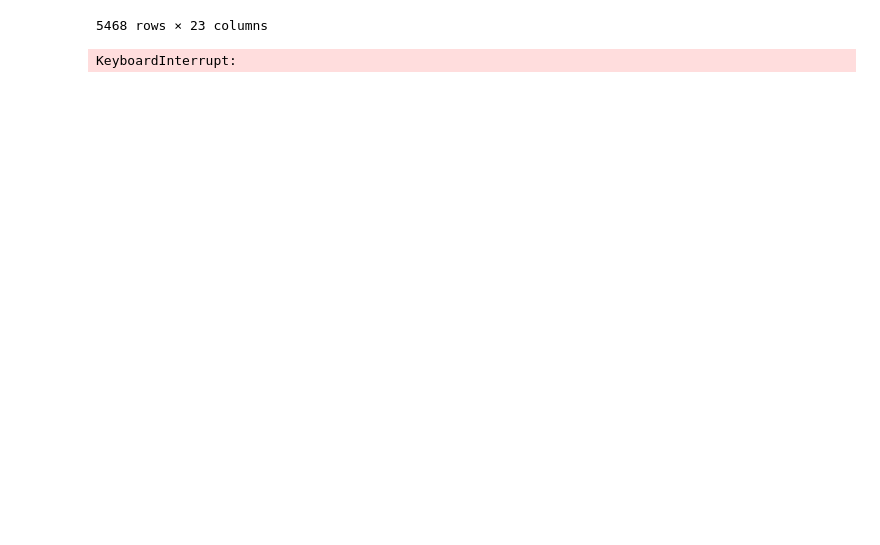
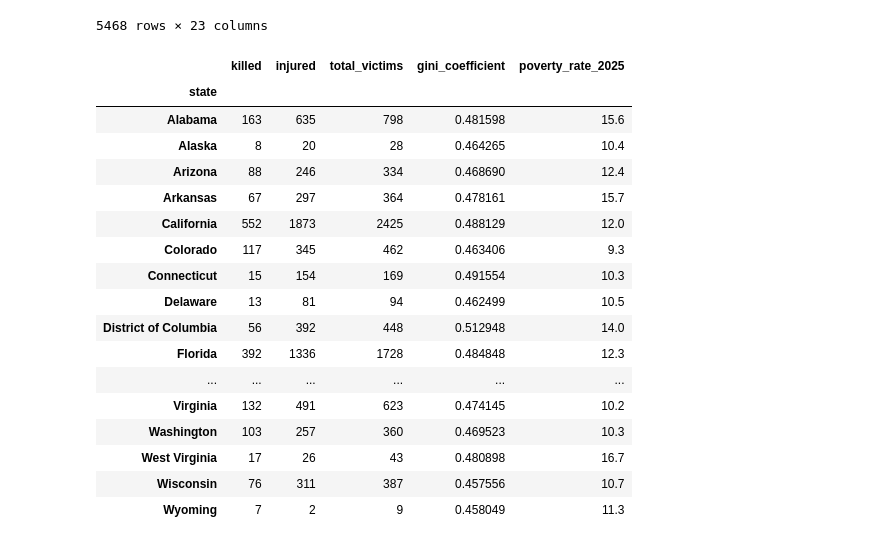
Before and after one commit to Ghonaim32/week3-project, a Jupyter notebook: Project3.ipynb, the cells around one changed output. Saved outputs shown, nothing was run; the diff lists cells and outputs as text; code cells hidden in the pictures; blank space fills up the shorter version.

Commit message:
adding summary dataframe

```diff
--- a/Project3.ipynb
+++ b/Project3.ipynb
@@ -72,8 +78,9 @@ for key, value in zip(labels, list_values):
 # Create dataframe for poverty levels in different states
 df_poverty = pd.DataFrame.from_dict(poverty_data, orient='index', columns=['poverty_rate_2025'])
 
-# Updating states with column for poverty rates in states in 2025
+# Updating states with column for poverty rates in states in 2025 and making the poverty rate a float
 df_merged = pd.merge(left=df_merged, right=df_poverty, left_on='state', right_index=True, how='left')
+df_merged['poverty_rate_2025'] = df_merged['poverty_rate_2025'].astype(float)
 df_merged
 # %% [output]
 The behavior will change in pandas 3.0. This inplace method will never work because the intermediate object on which we are setting values always behaves as a copy.
@@ -101,26 +108,29 @@ For example, when doing 'df[col].method(value, inplace=True)', try using 'df.met
 | 5466 | 2703975 | September 9, 2023 | 11:30 PM | 1694472936 | South Carolina | Rock Hill | 800 block of Brunswick Dr | ... |
 | 5467 | 2702902 | September 9, 2023 | 6:20 PM | 1694313001 | Illinois | Chicago | 6500 block of S King Dr | ... |
 5468 rows × 23 columns
-# %%
-def get_day_length(row):
-
-    params = {
-    'lat': {row["latitude"]},
-    'lng': {row["longitude"]},
-    'date': f"{row["year"]}-01-01"
-    }
-
-    url = "https://api.sunrise-sunset.org/json"
-
-    r = requests.get(url, params=params)
-    results_data = r.json()
-    day_length = int(results_data['results']['day_length'][:2])
-    if day_length >= 10:
-     return "high exposure"
-    else:
-      return "low exposure"
-
-df_merged['day_length_exposure'] = df_merged.apply(get_day_length, axis=1)
-df_merged
-# %% [output]
-KeyboardInterrupt:
+# %%
+# total of killed, injured and total victims by state:
+df_state_summary = df_merged.groupby('state').agg({'killed': 'sum', 'injured': 'sum'})
+df_state_summary["total_victims"] = df_state_summary['killed'] + df_state_summary['injured']
+df_state_summary["gini_coefficient"] = df_merged.groupby('state')['gini_coefficient'].mean()
+df_state_summary["poverty_rate_2025"] = df_merged.groupby('state')['poverty_rate_2025'].mean()
+df_state_summary
+# %% [output]
+|  | killed | injured | total_victims | gini_coefficient | poverty_rate_2025 |
+| state |  |  |  |  |  |
+| Alabama | 163 | 635 | 798 | 0.481598 | 15.6 |
+| Alaska | 8 | 20 | 28 | 0.464265 | 10.4 |
+| Arizona | 88 | 246 | 334 | 0.468690 | 12.4 |
+| Arkansas | 67 | 297 | 364 | 0.478161 | 15.7 |
+| California | 552 | 1873 | 2425 | 0.488129 | 12.0 |
+| Colorado | 117 | 345 | 462 | 0.463406 | 9.3 |
+| Connecticut | 15 | 154 | 169 | 0.491554 | 10.3 |
+| Delaware | 13 | 81 | 94 | 0.462499 | 10.5 |
+| District of Columbia | 56 | 392 | 448 | 0.512948 | 14.0 |
+| Florida | 392 | 1336 | 1728 | 0.484848 | 12.3 |
+| ... | ... | ... | ... | ... | ... |
+| Virginia | 132 | 491 | 623 | 0.474145 | 10.2 |
+| Washington | 103 | 257 | 360 | 0.469523 | 10.3 |
+| West Virginia | 17 | 26 | 43 | 0.480898 | 16.7 |
+| Wisconsin | 76 | 311 | 387 | 0.457556 | 10.7 |
+| Wyoming | 7 | 2 | 9 | 0.458049 | 11.3 |
```
Also changed, not shown: parts of 1 cell of this notebook.
